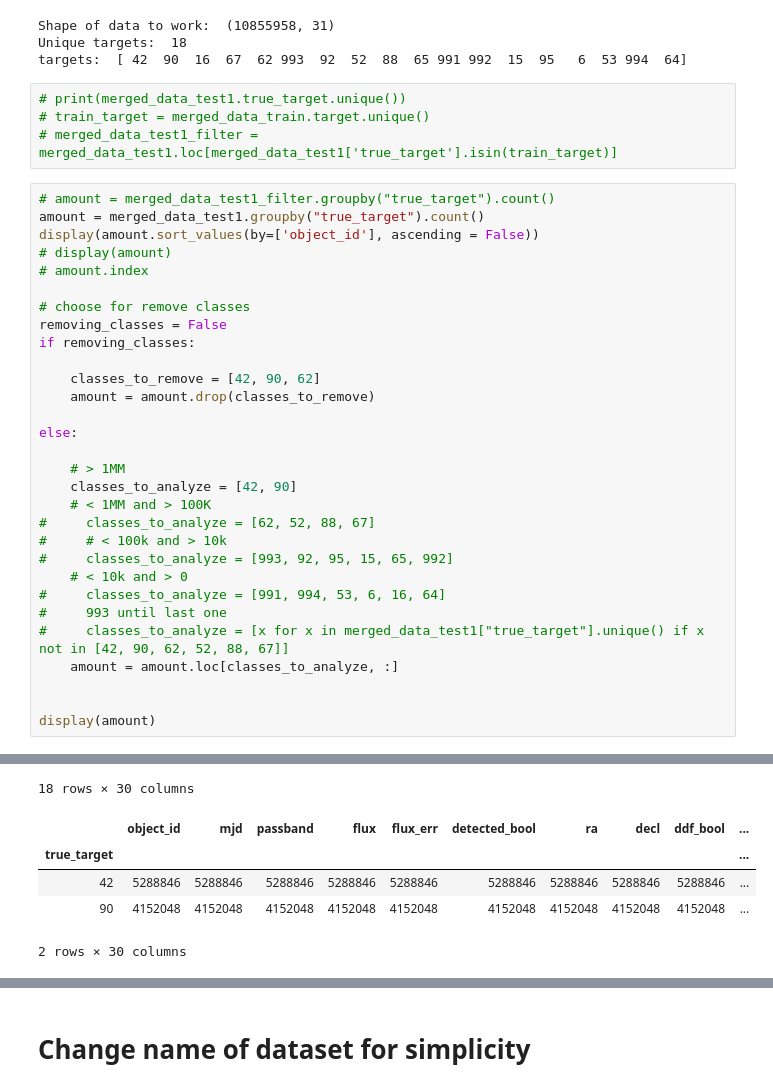
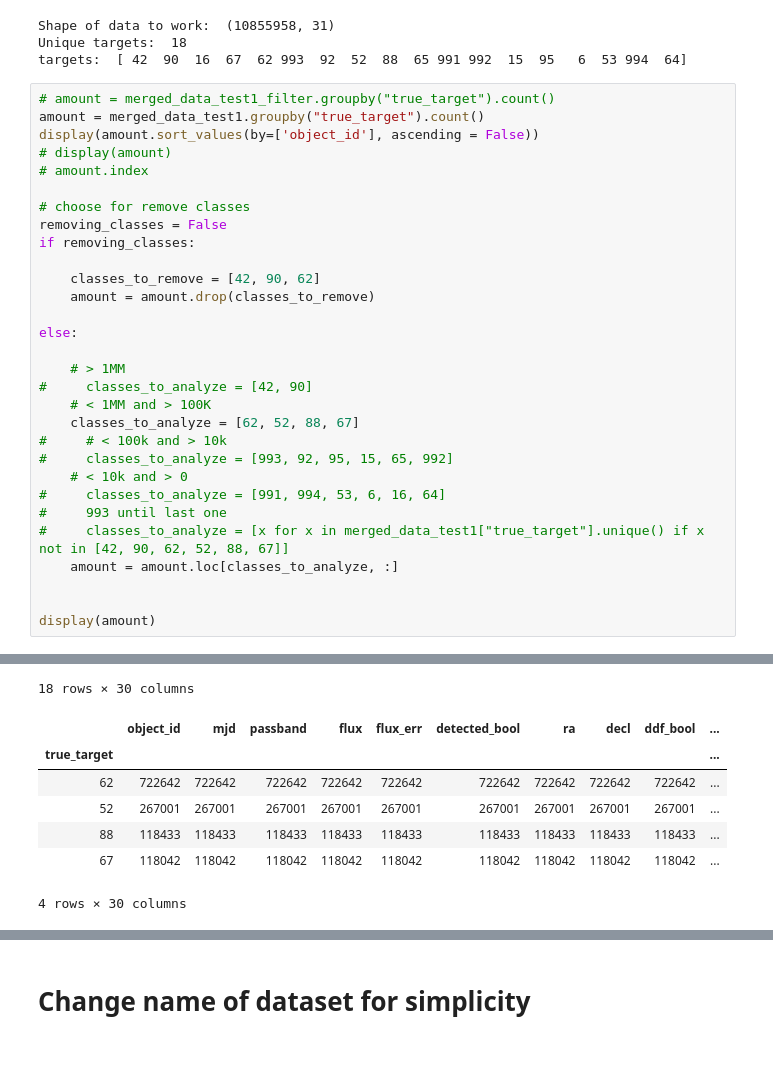
Before and after one commit to leoBravoRain/statistics, a Jupyter notebook: project/statistic project 2.ipynb, the cells around one changed output, grey strips where cells are left out. Saved outputs shown, nothing was run; the diff lists cells and outputs as text; blank space fills up the shorter version.

```diff
--- a/project/statistic project 2.ipynb
+++ b/project/statistic project 2.ipynb
@@ -67,10 +72,6 @@ print("targets: ", merged_data_test1.true_target.unique())
 Shape of data to work:  (10855958, 31)
 Unique targets:  18
 targets:  [ 42  90  16  67  62 993  92  52  88  65 991 992  15  95   6  53 994  64]
-# %%
-# print(merged_data_test1.true_target.unique())
-# train_target = merged_data_train.target.unique()
-# merged_data_test1_filter = merged_data_test1.loc[merged_data_test1['true_target'].isin(train_target)]
 # %%
 # amount = merged_data_test1_filter.groupby("true_target").count()
 amount = merged_data_test1.groupby("true_target").count()
@@ -88,43 +89,45 @@ if removing_classes:
 else:
 
     # > 1MM
-    classes_to_analyze = [42, 90]
+#     classes_to_analyze = [42, 90]
     # < 1MM and > 100K
-#     classes_to_analyze = [62, 52, 88, 67]
+    classes_to_analyze = [62, 52, 88, 67]
 #     # < 100k and > 10k
 #     classes_to_analyze = [993, 92, 95, 15, 65, 992]
     # < 10k and > 0
 #     classes_to_analyze = [991, 994, 53, 6, 16, 64]
 #     993 until last one
 #     classes_to_analyze = [x for x in merged_data_test1["true_target"].unique() if x not in [42, 90, 62, 52, 88, 67]]
     amount = amount.loc[classes_to_analyze, :]
 
 
 display(amount)
 # %% [output]
 |  | object_id | mjd | passband | flux | flux_err | detected_bool | ra | decl | ddf_bool | ... |
 | true_target |  |  |  |  |  |  |  |  |  | ... |
 | 42 | 5288846 | 5288846 | 5288846 | 5288846 | 5288846 | 5288846 | 5288846 | 5288846 | 5288846 | ... |
 | 90 | 4152048 | 4152048 | 4152048 | 4152048 | 4152048 | 4152048 | 4152048 | 4152048 | 4152048 | ... |
 | 62 | 722642 | 722642 | 722642 | 722642 | 722642 | 722642 | 722642 | 722642 | 722642 | ... |
 | 52 | 267001 | 267001 | 267001 | 267001 | 267001 | 267001 | 267001 | 267001 | 267001 | ... |
 | 88 | 118433 | 118433 | 118433 | 118433 | 118433 | 118433 | 118433 | 118433 | 118433 | ... |
 | 67 | 118042 | 118042 | 118042 | 118042 | 118042 | 118042 | 118042 | 118042 | 118042 | ... |
 | 993 | 47089 | 47089 | 47089 | 47089 | 47089 | 47089 | 47089 | 47089 | 47089 | ... |
 | 92 | 45886 | 45886 | 45886 | 45886 | 45886 | 45886 | 45886 | 45886 | 45886 | ... |
 | 95 | 32081 | 32081 | 32081 | 32081 | 32081 | 32081 | 32081 | 32081 | 32081 | ... |
 | 15 | 22539 | 22539 | 22539 | 22539 | 22539 | 22539 | 22539 | 22539 | 22539 | ... |
 | ... | ... | ... | ... | ... | ... | ... | ... | ... | ... | ... |
 | 994 | 2065 | 2065 | 2065 | 2065 | 2065 | 2065 | 2065 | 2065 | 2065 | ... |
 | 53 | 1988 | 1988 | 1988 | 1988 | 1988 | 1988 | 1988 | 1988 | 1988 | ... |
 | 6 | 1914 | 1914 | 1914 | 1914 | 1914 | 1914 | 1914 | 1914 | 1914 | ... |
 | 16 | 1053 | 1053 | 1053 | 1053 | 1053 | 1053 | 1053 | 1053 | 1053 | ... |
 | 64 | 703 | 703 | 703 | 703 | 703 | 703 | 703 | 703 | 703 | ... |
 18 rows × 30 columns
 |  | object_id | mjd | passband | flux | flux_err | detected_bool | ra | decl | ddf_bool | ... |
 | true_target |  |  |  |  |  |  |  |  |  | ... |
-| 42 | 5288846 | 5288846 | 5288846 | 5288846 | 5288846 | 5288846 | 5288846 | 5288846 | 5288846 | ... |
-| 90 | 4152048 | 4152048 | 4152048 | 4152048 | 4152048 | 4152048 | 4152048 | 4152048 | 4152048 | ... |
+| 62 | 722642 | 722642 | 722642 | 722642 | 722642 | 722642 | 722642 | 722642 | 722642 | ... |
+| 52 | 267001 | 267001 | 267001 | 267001 | 267001 | 267001 | 267001 | 267001 | 267001 | ... |
+| 88 | 118433 | 118433 | 118433 | 118433 | 118433 | 118433 | 118433 | 118433 | 118433 | ... |
+| 67 | 118042 | 118042 | 118042 | 118042 | 118042 | 118042 | 118042 | 118042 | 118042 | ... |
-2 rows × 30 columns
+4 rows × 30 columns
 # %%
 # plotting classes
```
Also changed, not shown: parts of 27 cells of this notebook.
